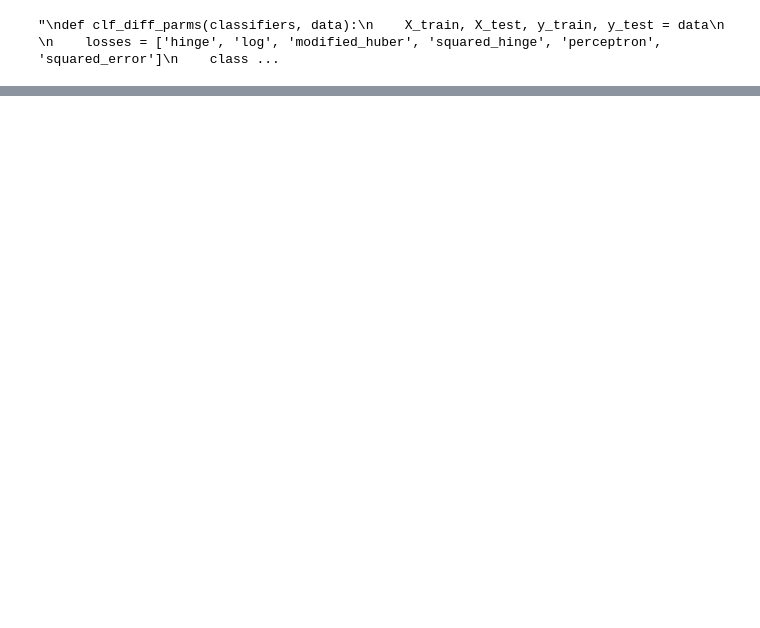
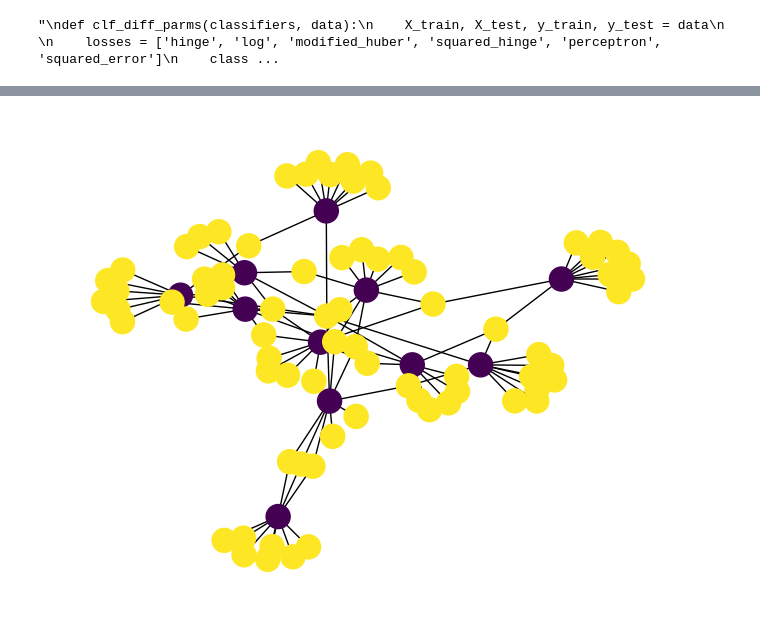
Before and after one commit to fds-2022-repo/final-project, a Jupyter notebook: wordnet.ipynb, the cells around one changed output, grey strips where cells are left out. Saved outputs shown, nothing was run; the diff lists cells and outputs as text; code cells hidden in the pictures; blank space fills up the shorter version.

```diff
--- a/wordnet.ipynb
+++ b/wordnet.ipynb
@@ -201,3 +263,9 @@ nx.draw(n, node_color=le.fit_transform(list(node_type.values()) ) )
+# %%
+# plotting with nx
+le = LabelEncoder()
+nx.draw(n, node_color=le.fit_transform(list(node_type.values()) ) )
+# %% [output]
+[figure, added]
 # %%
 import plotly.graph_objects as go
 # %%
```
Also changed, not shown: parts of 14 cells of this notebook.
